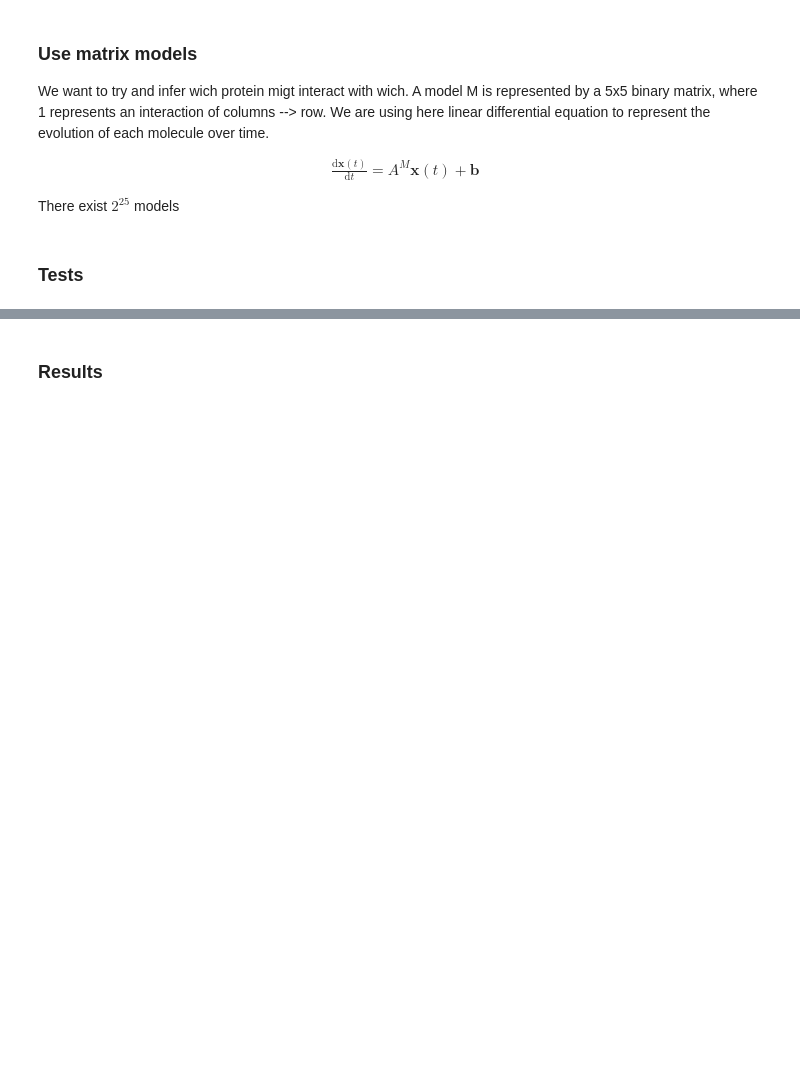
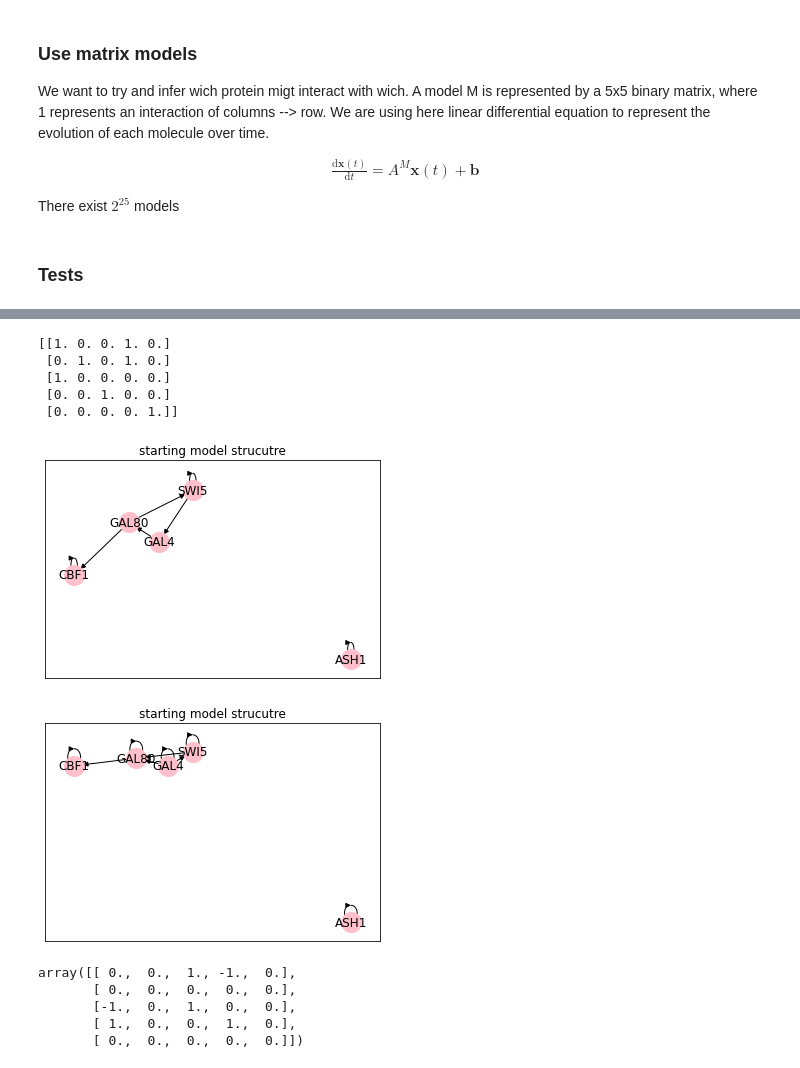
Before and after one commit to maud73/Gene_Regulatory_NW_id, a Jupyter notebook: main.ipynb, the cells around one changed output, grey strips where cells are left out. Saved outputs shown, nothing was run; the diff lists cells and outputs as text; code cells hidden in the pictures; blank space fills up the shorter version.

```diff
--- a/main.ipynb
+++ b/main.ipynb
@@ -619,2 +618,13 @@ KeyboardInterrupt:
-# %% [markdown]
-### Results
+# %%
+#visualization
+print(best_M)
+vizualize_model(best_M)
+vizualize_model(M_b)
+# %% [output]
+[[1. 0. 0. 1. 0.]
+ [0. 1. 0. 1. 0.]
+ [1. 0. 0. 0. 0.]
+ [0. 0. 1. 0. 0.]
+ [0. 0. 0. 0. 1.]]
+[figure, added]
+[figure, added]
@@ -620,0 +637,8 @@ KeyboardInterrupt:
+# %%
+M_b - best_M
+# %% [output]
+array([[ 0.,  0.,  1., -1.,  0.],
+       [ 0.,  0.,  0.,  0.,  0.],
+       [-1.,  0.,  1.,  0.,  0.],
+       [ 1.,  0.,  0.,  1.,  0.],
+       [ 0.,  0.,  0.,  0.,  0.]])
```
Also changed, not shown: parts of 28 cells of this notebook.
